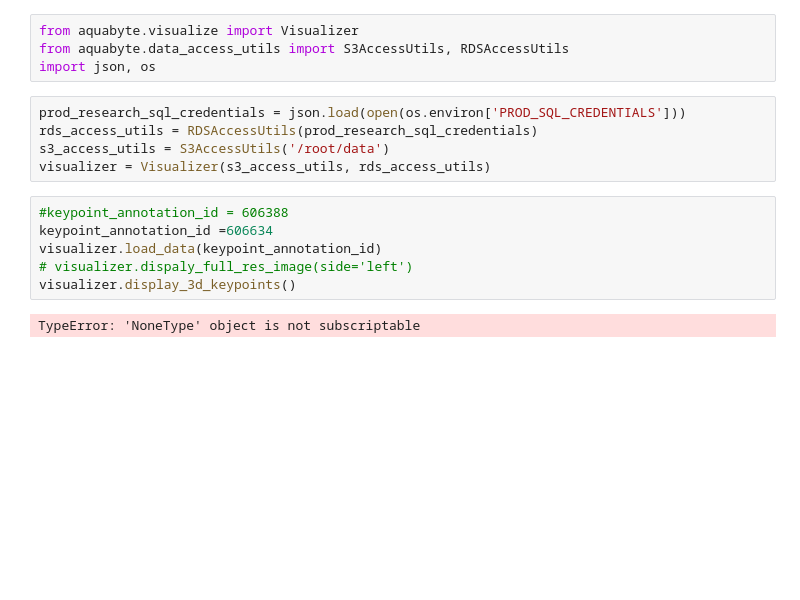
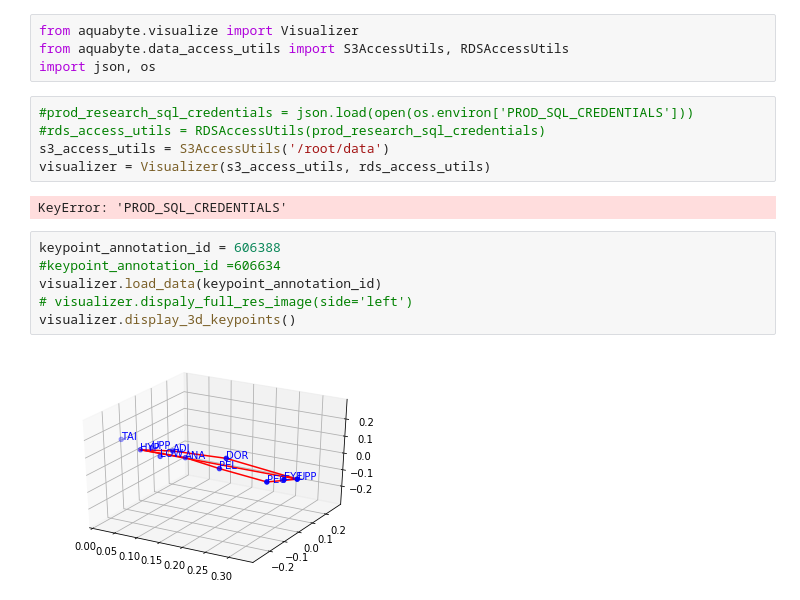
Before and after one commit to isabellafaccone/aquabytePersonal, a Jupyter notebook: jane/biomass_estimation/02-24-2020 key point visualization .ipynb, the cells around one changed output. Cells and saved outputs as stored; diff of their text form; blank space fills up the shorter version.

```diff
--- a/jane/biomass_estimation/02-24-2020 key point visualization .ipynb
+++ b/jane/biomass_estimation/02-24-2020 key point visualization .ipynb
@@ -3,18 +3,20 @@ from aquabyte.visualize import Visualizer
 from aquabyte.data_access_utils import S3AccessUtils, RDSAccessUtils
 import json, os
 # %%
-prod_research_sql_credentials = json.load(open(os.environ['PROD_SQL_CREDENTIALS']))
-rds_access_utils = RDSAccessUtils(prod_research_sql_credentials)
+#prod_research_sql_credentials = json.load(open(os.environ['PROD_SQL_CREDENTIALS']))
+#rds_access_utils = RDSAccessUtils(prod_research_sql_credentials)
 s3_access_utils = S3AccessUtils('/root/data')
 visualizer = Visualizer(s3_access_utils, rds_access_utils)
+# %% [output]
+KeyError: 'PROD_SQL_CREDENTIALS'
 # %%
-#keypoint_annotation_id = 606388
-keypoint_annotation_id =606634
+keypoint_annotation_id = 606388
+#keypoint_annotation_id =606634
 visualizer.load_data(keypoint_annotation_id)
 # visualizer.dispaly_full_res_image(side='left')
 visualizer.display_3d_keypoints()
 # %% [output]
-TypeError: 'NoneType' object is not subscriptable
+[figure, added]
 # %%
 visualizer.display_crops()
 # %% [output]
```
Also changed, not shown: parts of 1 cell of this notebook, 16 other files.
